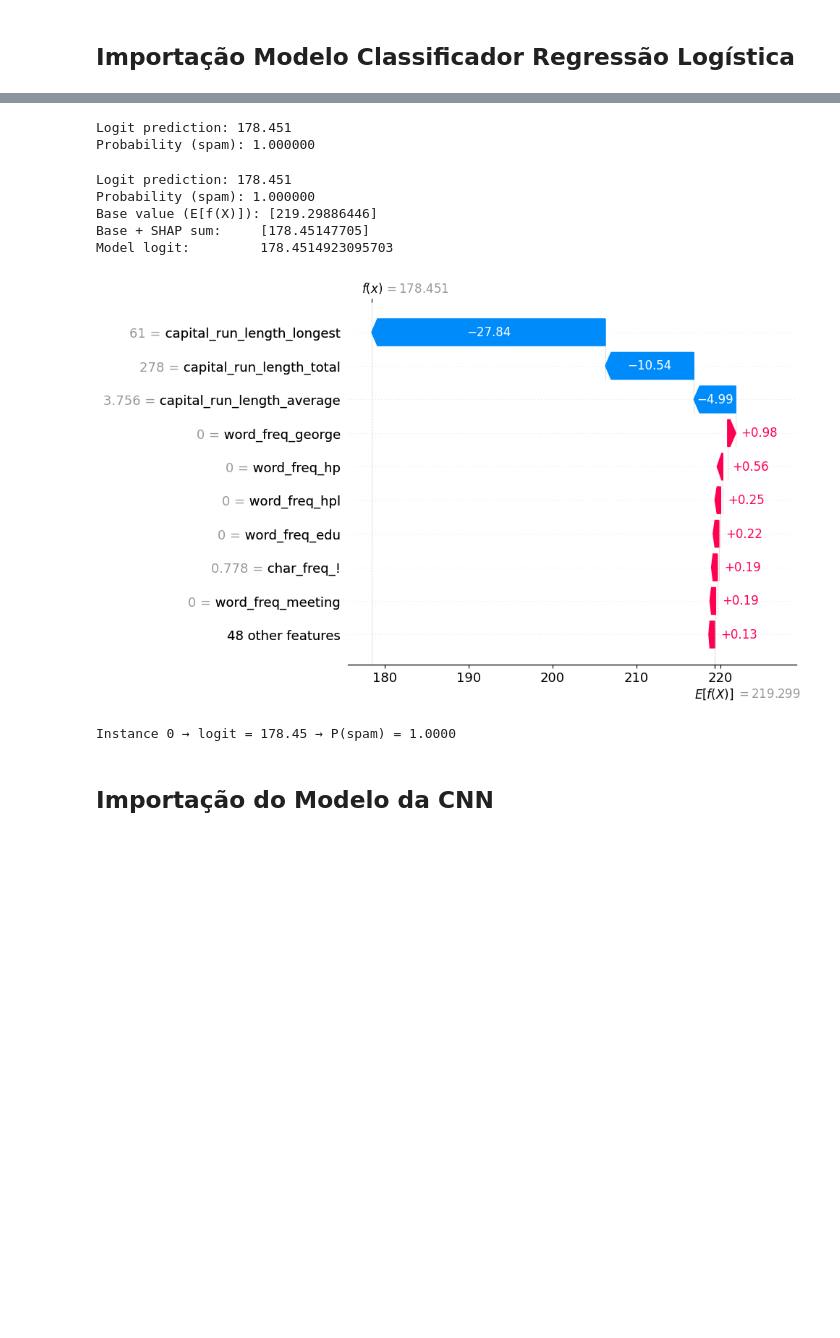
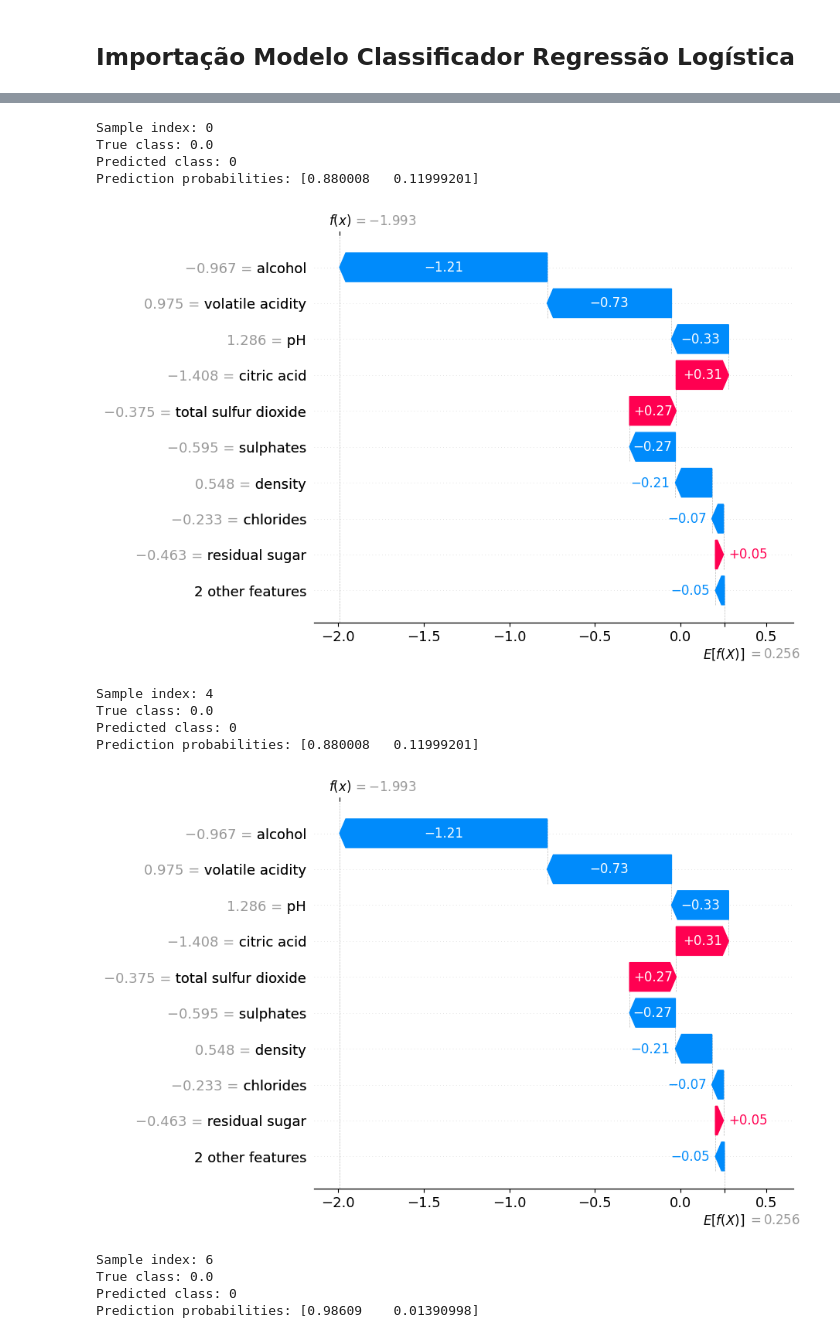
Before and after one commit to rafaelantunes04/Trabalho-Pratico-Interpretabilidade-e-Causalidade, a Jupyter notebook: Trab Pratico.ipynb, the cells around one changed output, grey strips where cells are left out. Saved outputs shown, nothing was run; the diff lists cells and outputs as text; code cells hidden in the pictures; blank space fills up the shorter version.

```diff
--- a/Trab Pratico.ipynb
+++ b/Trab Pratico.ipynb
@@ -21,9 +102,9 @@ shap.initjs()
 # %% [markdown]
 ## Importação Modelo Classificador Regressão Logística
 # %%
-modelo_rlclass = Modelo_RL_Classifier()
-modelo_rlclass.setup()
-modelo_rlclass.show_existing_classes()
-print("Precisão", modelo_rlclass.model_accuracy())
+modelo_xgbclass = Modelo_XGB_Classifier()
+modelo_xgbclass.setup()
+modelo_xgbclass.show_existing_classes()
+print("Precisão", modelo_xgbclass.model_accuracy())
 # %% [output]
 A Carregar Dataset
@@ -85,10 +116,0 @@ Name: spam, dtype: float64
-# %%
-ds = modelo_rlclass.dataset.drop(columns=["spam"])
-
-logit_model = tf.keras.Model(
-    inputs=modelo_rlclass.modelo.layers[0].input,
-    outputs=modelo_rlclass.modelo.dense.output
-)
-# %% [output]
-Logit prediction: 178.451
-Probability (spam): 1.000000
@@ -102,38 +116,0 @@ shap_values_bin = explainer(ds)
-# %%
-base = shap_values_bin.base_values[0]
-contrib_sum = shap_values_bin.values[0].sum()
-
-x = ds.iloc[[0]]
-
-logit = logit_model(x).numpy()[0, 0]
-prob = tf.sigmoid(logit).numpy()
-
-
-print(f"Logit prediction: {logit:.3f}")
-print(f"Probability (spam): {prob:.6f}")
-
-
-print(f"Base value (E[f(X)]): {base}")
-print(f"Base + SHAP sum:     {base + contrib_sum}")
-print(f"Model logit:         {logit}")
-# %% [output]
-Logit prediction: 178.451
-Probability (spam): 1.000000
-Base value (E[f(X)]): [219.29886446]
-Base + SHAP sum:     [178.45147705]
-Model logit:         178.4514923095703
-# %%
-shap.plots.waterfall(
-    shap_values_bin[0],
-    show=True
-)
-
-print(
-    f"Instance 0 → logit = {logit:.2f} → "
-    f"P(spam) = {prob:.4f}"
-)
-# %% [output]
-[figure, removed]
-Instance 0 → logit = 178.45 → P(spam) = 1.0000
-# %% [markdown]
-## Importação do Modelo da CNN
@@ -144,0 +117,19 @@ print(modelo_cnn.model_accuracy())
+# %%
+modelo_xgbclass.setup_explainer()
+for idx in [0, 4, 6, 7, 1592, 1598]:
+    modelo_xgbclass.explain_sample(idx)
+# %% [output]
+Sample index: 0
+True class: 0.0
+Predicted class: 0
+Prediction probabilities: [0.880008   0.11999201]
+[figure, added]
+Sample index: 4
+True class: 0.0
+Predicted class: 0
+Prediction probabilities: [0.880008   0.11999201]
+[figure, added]
+Sample index: 6
+True class: 0.0
+Predicted class: 0
+Prediction probabilities: [0.98609    0.01390998]
```
Also changed, not shown: parts of 14 cells of this notebook, 8 other files.
